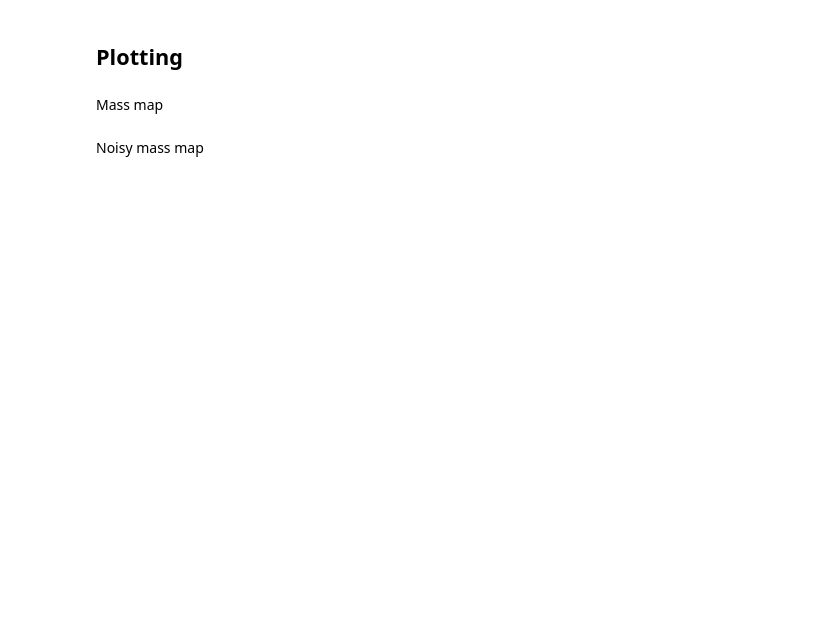
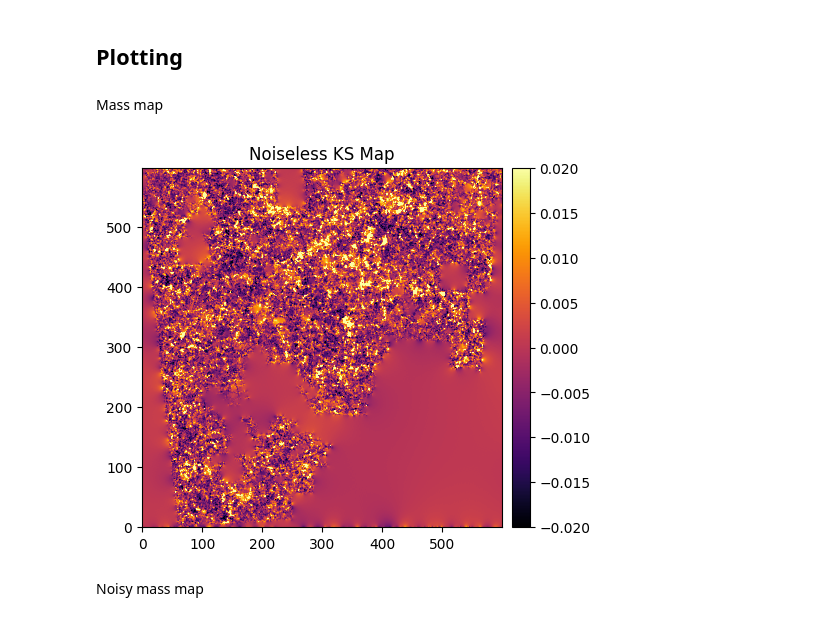
Before and after one commit to CosmoStat/shear-pipe-peaks, a Jupyter notebook: example/cosmoSLICS_bookkeeping_cosmostat.ipynb, the cells around one changed output. Drawn from its saved outputs; the diff is of its cells as text; code cells hidden in the pictures; blank space fills up the shorter version.

```diff
--- a/example/cosmoSLICS_bookkeeping_cosmostat.ipynb
+++ b/example/cosmoSLICS_bookkeeping_cosmostat.ipynb
@@ -89,5 +99,18 @@ NSCALES = 5
 # NBINS = 40
 # KAPPA_SNR = np.linspace(-2, 6, 31)
+# %%
+# Constants and Parameters
+# CATALOG_FILE = "/n17data/tersenov/SLICS/Cosmo_DES/16_a/LOS4/DES_MocksCat_16_a_4_Bin3_LOS4_R4.dat" # for CANDIDE
+CATALOG_FILE = "/Users/atersenov/Software/test_cosmostat/data/DES_MocksCat_16_a_4_Bin3_LOS4_R4.dat" # for local machine
+N_GAL = 7
+SIZE_X_DEG = 10.
+SIZE_Y_DEG = 10.
+PIX_ARCMIN = 1.
+SHAPE_NOISE = 0.44
+NSCALES = 5
+
+# Histogram parameters
+NBINS_L1 = 40
 # %% [markdown]
 Load catalog
 # %%
@@ -116,3 +130,6 @@ x, y = radec2xy(np.mean(ra), np.mean(dec), ra, dec)
+# %%
+# Calculate the number of pixels in the x and y directions
+Nx, Ny = int(SIZE_X_DEG / PIX_ARCMIN * 60), int(SIZE_Y_DEG / PIX_ARCMIN * 60)
 # %% [markdown]
 Galaxies per pixel map
 # %%
@@ -204,7 +240,9 @@ H.get_wtl1(Nb_l1*2, Mask=mask)
 # %% [markdown]
 Mass map
 # %%
-tvilut(ks, title='Noiseless KS Map', lut='inferno', vmin=-0.1, vmax=0.1, fs=5)
+tvilut(ks, title='Noiseless KS Map', lut='inferno', vmin=-0.02, vmax=0.02, fs=5)
+# %% [output]
+[figure, added]
 # %% [markdown]
 Noisy mass map
 # %%
```
Also changed, not shown: parts of 24 cells of this notebook, 7 other files.
